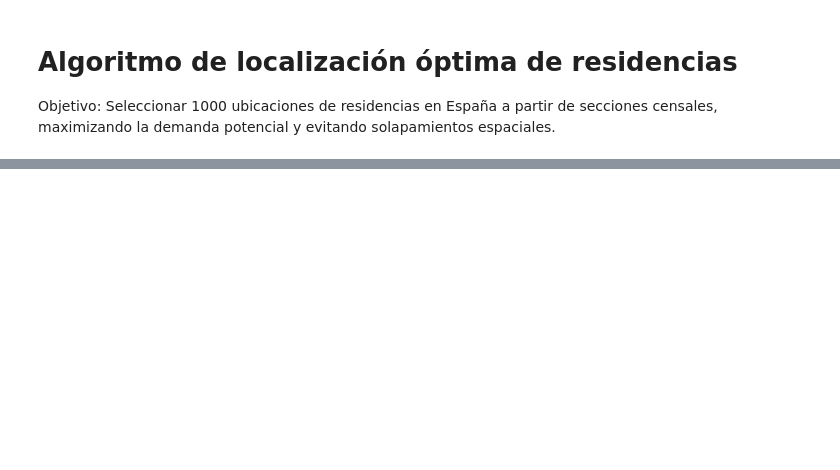
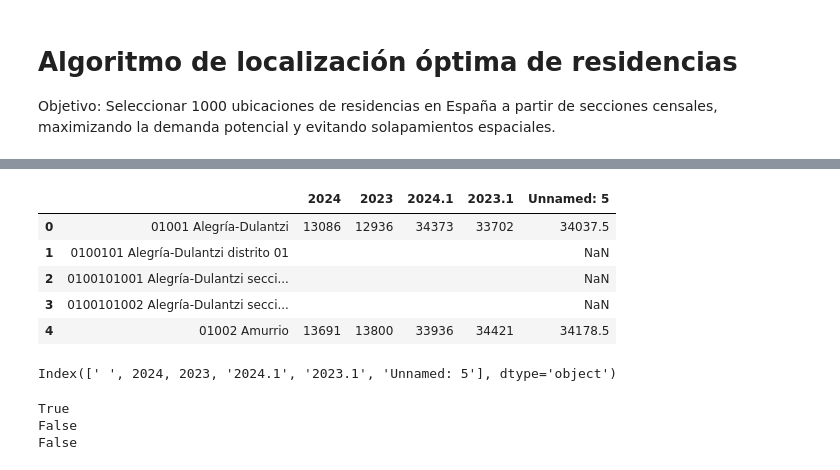
Before and after one commit to lgarbayo/seed-algorithm, a Jupyter notebook: notebooks/01_mvp_localizacion.ipynb, the cells around one changed output, grey strips where cells are left out. Drawn from its saved outputs; the diff is of its cells as text; code cells hidden in the pictures; blank space fills up the shorter version.

```diff
--- a/notebooks/01_mvp_localizacion.ipynb
+++ b/notebooks/01_mvp_localizacion.ipynb
@@ -54,0 +56,19 @@ df_filt = df_norm[df_norm["p80plus"] >= MIN_80].copy()
+# %%
+df_loc = pd.read_excel(path, sheet_name="localizacion", skiprows=0)
+df_sit = pd.read_excel(path, sheet_name="situacion", skiprows=7)
+df_sit.head()
+df_renta = pd.read_excel(path, sheet_name="renta", skiprows=7)
+df_renta.head()
+# %% [output]
+|  |  | 2024 | 2023 | 2024.1 | 2023.1 | Unnamed: 5 |
+| 0 | 01001 Alegría-Dulantzi | 13086 | 12936 | 34373 | 33702 | 34037.5 |
+| 1 | 0100101 Alegría-Dulantzi distrito 01 |  |  |  |  | NaN |
+| 2 | 0100101001 Alegría-Dulantzi secci... |  |  |  |  | NaN |
+| 3 | 0100101002 Alegría-Dulantzi secci... |  |  |  |  | NaN |
+| 4 | 01002 Amurrio | 13691 | 13800 | 33936 | 34421 | 34178.5 |
+# %%
+df_loc.columns
+df_sit.columns
+df_renta.columns
+# %% [output]
+Index([' ', 2024, 2023, '2024.1', '2023.1', 'Unnamed: 5'], dtype='object')
@@ -54,0 +79,8 @@ df_filt = df_norm[df_norm["p80plus"] >= MIN_80].copy()
+# %%
+print("id_seccion" in df_loc.columns)
+print("id_seccion" in df_sit.columns)
+print("id_seccion" in df_renta.columns)
+# %% [output]
+True
+False
+False
```
Also changed, not shown: parts of 16 cells of this notebook.
